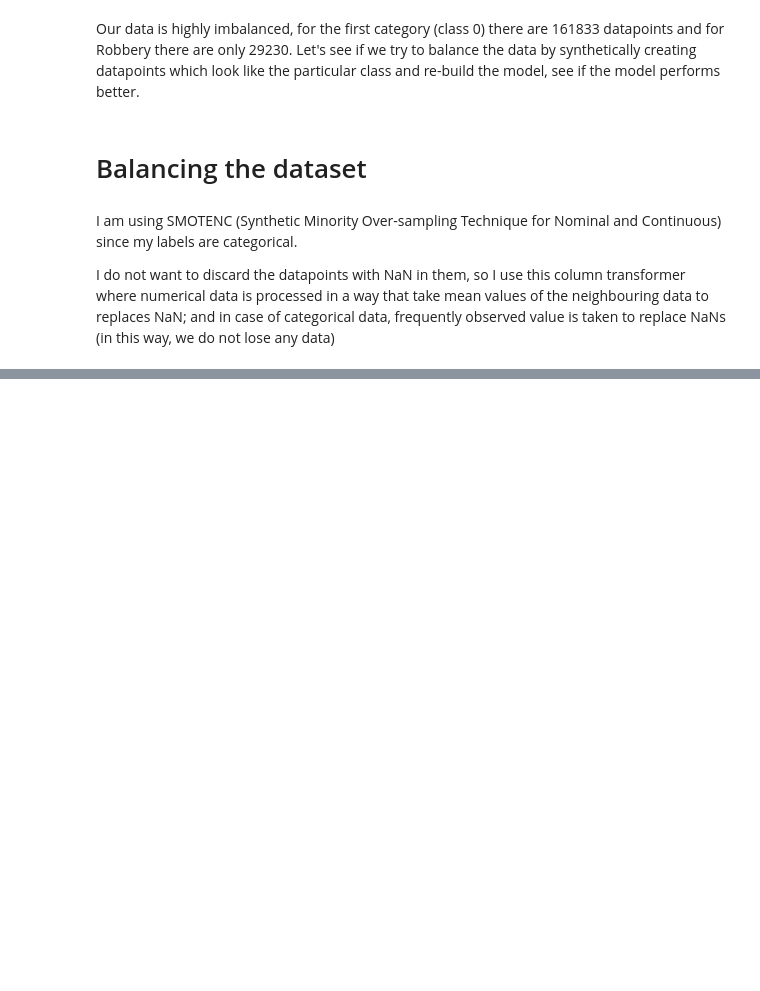
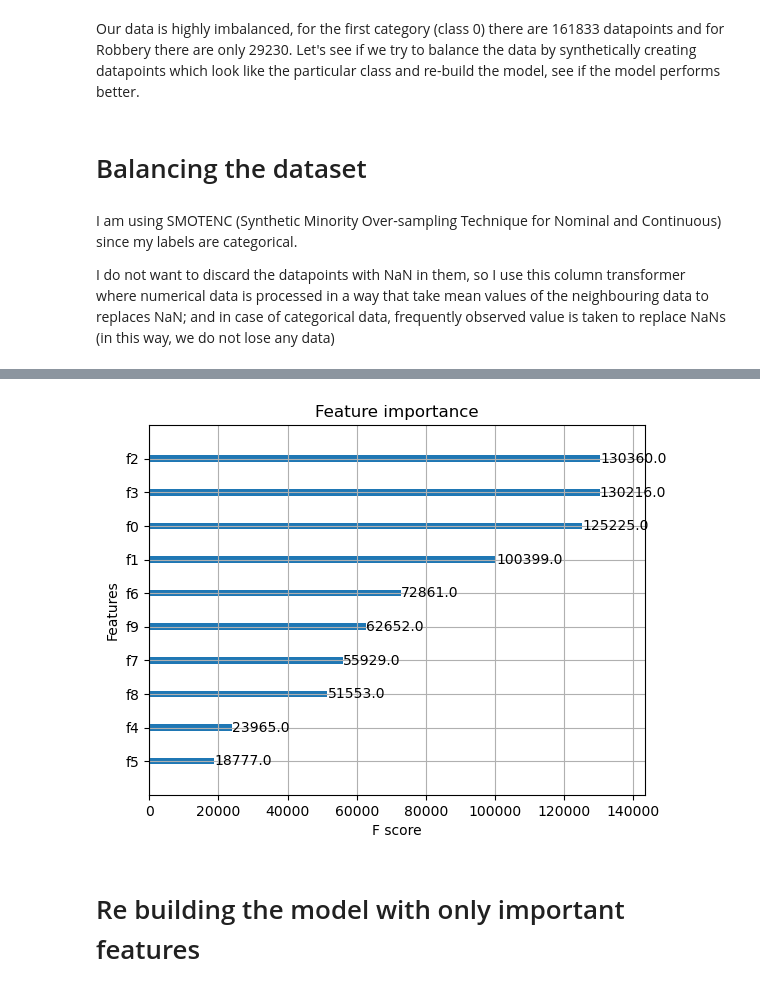
Before and after one commit to shilpasy/CrimeCategoryPrediction_Capstone, a Jupyter notebook: CrimeCategoryPrediction.ipynb, the cells around one changed output, grey strips where cells are left out. Saved outputs shown, nothing was run; the diff lists cells and outputs as text; code cells hidden in the pictures; blank space fills up the shorter version.

```diff
--- a/CrimeCategoryPrediction.ipynb
+++ b/CrimeCategoryPrediction.ipynb
@@ -343,15 +316,13 @@ X_resampled.head(3)
 # %%
 y_resampled = label_encoder.fit_transform(y_resampled)
-X_train, X_test, y_train, y_test = train_test_split(X_resampled, y_res_encoded, test_size=0.2, random_state=42)
+X_train, X_test, y_train, y_test = train_test_split(X_resampled, y_resampled, test_size=0.2, random_state=42)
 
 cat_cols = ['Division', 'premises_type', 'occurrencemonth', 'occurrencedayofweek', 'Hood_ID', 'Neighbourhood']
 
 ct = ColumnTransformer([('one_hot_encoder', OneHotEncoder(sparse=False, handle_unknown='ignore'), cat_cols)], remainder='passthrough')
-
 X_train_encoded = ct.fit_transform(X_train)
 
-# Initialize an XGBClassifier with default hyperparameters
-xgb_resam = XGBClassifier()
+xgb_resam = XGBClassifier(random_state=42, max_depth=20, n_estimators=100)
 
 xgb_resam.fit(X_train_encoded, y_train)
 # %% [output]
@@ -386,0 +359,5 @@ weighted avg       0.73      0.45      0.55    161833
+# %%
+from sklearn.preprocessing import OrdinalEncoder
+enc = OrdinalEncoder(handle_unknown='use_encoded_value', unknown_value=-1)
+# %%
+X_train_encoded = enc.fit_transform(X_train)
@@ -386,0 +386,13 @@ weighted avg       0.73      0.45      0.55    161833
+# %%
+X_test_encoded = enc.transform(X_test)
+
+#xgb_resam_ordinal = XGBClassifier(max_depth=50, n_estimators=100)
+#xgb_resam_ordinal = XGBClassifier(max_depth=60, n_estimators=100)
+#xgb_resam_ordinal = XGBClassifier()
+
+xgb_resam_ordinal = XGBClassifier(max_depth=70, n_estimators=300)
+
+xgb_resam_ordinal.fit(X_train_encoded, y_train)
+y_pred = xgb_resam_ordinal.predict(X_test_encoded)
+
+print(classification_report(y_test, y_pred))
@@ -386,0 +417,10 @@ weighted avg       0.73      0.45      0.55    161833
+# %%
+from xgboost import plot_importance
+import matplotlib.pyplot as plt
+
+plot_importance(xgb_resam_ordinal)
+plt.show()
+# %% [output]
+[figure, added]
+# %% [markdown]
+# Re building the model with only important features
```
Also changed, not shown: parts of 32 cells of this notebook.
